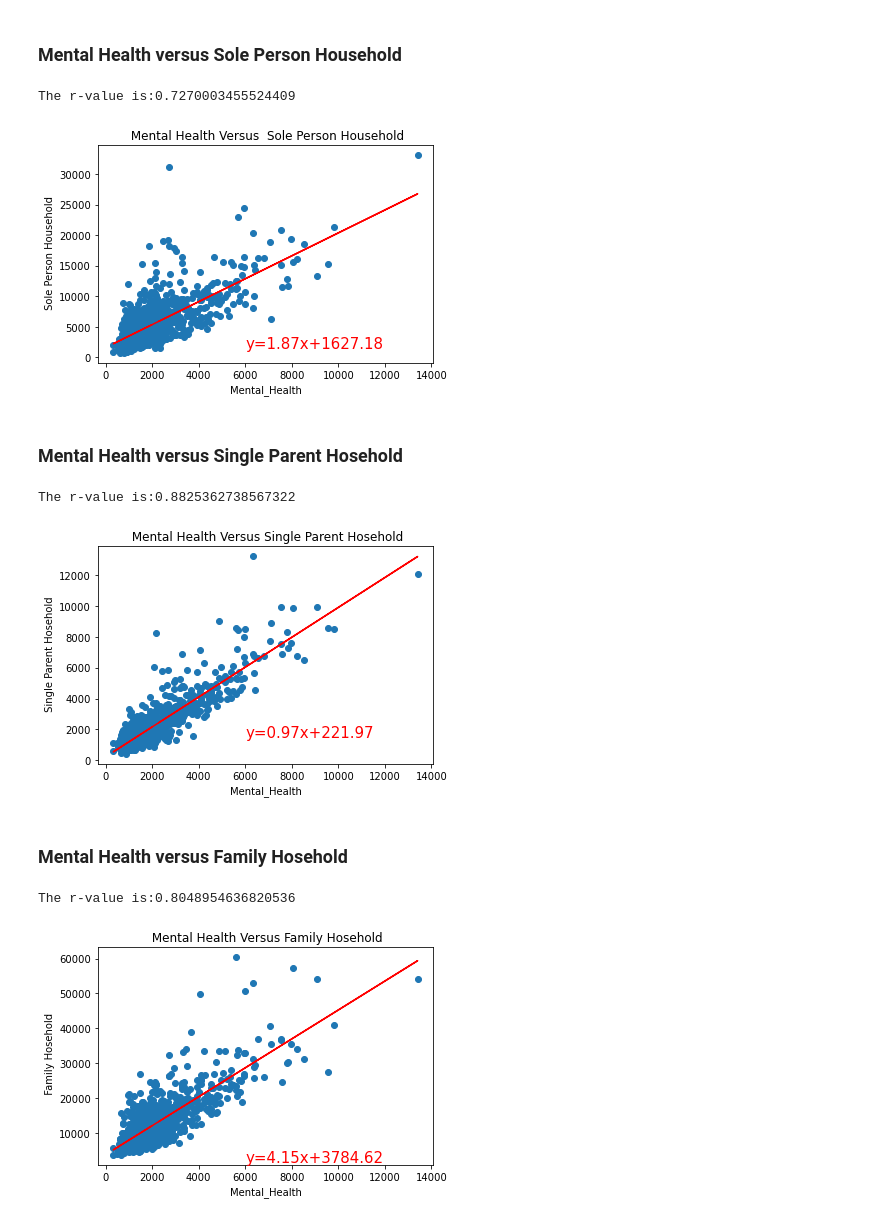
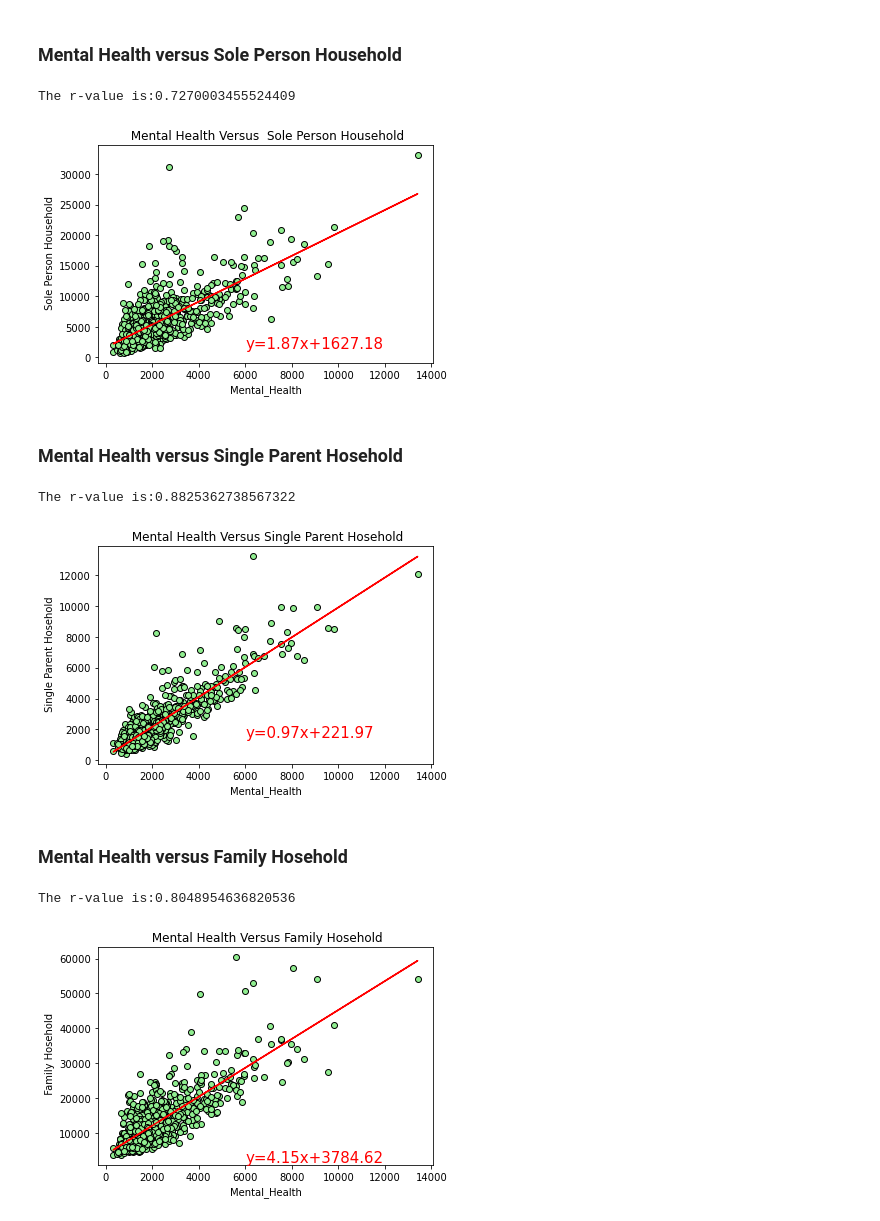
Before and after one commit to ricamaria/Project-1, a Jupyter notebook: Plots and Analysis.ipynb, the cells around one changed output. Cells and saved outputs as stored; diff of their text form; code cells hidden in the pictures.

Commit message:
Plot Modification

```diff
--- a/Plots and Analysis.ipynb
+++ b/Plots and Analysis.ipynb
@@ -14,7 +14,7 @@ import scipy.stats as stats
 # %% [markdown]
 ### Master DataFrame
 # %%
-master_df = pd.read_csv("Output/master_data.csv")
+master_df = pd.read_csv("ABS_data/Output/master_data.csv")
 master_df.head()
 # %% [output]
 |  | Postcode | House | Semi-detached | Apartment | Other dwelling | No bedrooms (studios, etc) | 1 bedroom | ... |
@@ -289,22 +289,22 @@ vc_fit = vc_slope * Mental_Health + vc_int
 # %%
 #Scatter Plot for Mental Health Versus  Sole Person Household
 
-plt.scatter(Mental_Health, Sole_Person)
+plt.scatter(Mental_Health, Sole_Person,color='lightgreen', marker="o", edgecolor="black")
 plt.plot(Mental_Health,vc_fit,color='red')
 plt.title(' Mental Health Versus  Sole Person Household')
 plt.xlabel('Mental_Health')
 plt.ylabel(' Sole Person Household')
 #plt.ylim(0,2000)
 
 
 print(f"The r-value is:"+str(vc_r))
 
 plt.text(6000,1500,"y="+str(round(vc_slope,2))+"x+"+str(round(vc_int,2)), fontsize=15, color="red")
 
 plt.show()
 # %% [output]
 The r-value is:0.7270003455524409
-[figure, old version]
+[figure, new version]
 # %% [markdown]
 ### Mental Health versus Single Parent Hosehold
 # %%
@@ -316,7 +316,7 @@ vc_fit = vc_slope * Mental_Health + vc_int
 # %%
 #Scatter Plot for Mental Health Versus Single Parent Hosehold
 
-plt.scatter(Mental_Health, Single_Parent)
+plt.scatter(Mental_Health, Single_Parent,color='lightgreen', marker="o", edgecolor="black")
 plt.plot(Mental_Health,vc_fit,color='red')
 plt.title(' Mental Health Versus Single Parent Hosehold')
 plt.xlabel('Mental_Health')
@@ -331,7 +331,7 @@ plt.text(6000,1500,"y="+str(round(vc_slope,2))+"x+"+str(round(vc_int,2)), fontsi
 plt.show()
 # %% [output]
 The r-value is:0.8825362738567322
-[figure, old version]
+[figure, new version]
 # %% [markdown]
 ### Mental Health versus Family Hosehold
 # %%
@@ -343,7 +343,7 @@ vc_fit = vc_slope * Mental_Health + vc_int
 # %%
 #Scatter Plot for Mental Health Versus Family Hosehold
 
-plt.scatter(Mental_Health, Family)
+plt.scatter(Mental_Health, Family,color='lightgreen', marker="o", edgecolor="black")
 plt.plot(Mental_Health,vc_fit,color='red')
 plt.title(' Mental Health Versus Family Hosehold')
 plt.xlabel('Mental_Health')
@@ -358,4 +358,4 @@ plt.text(6000,1500,"y="+str(round(vc_slope,2))+"x+"+str(round(vc_int,2)), fontsi
 plt.show()
 # %% [output]
 The r-value is:0.8048954636820536
-[figure, old version]
+[figure, new version]
```
Also changed, not shown: parts of 7 cells of this notebook.
